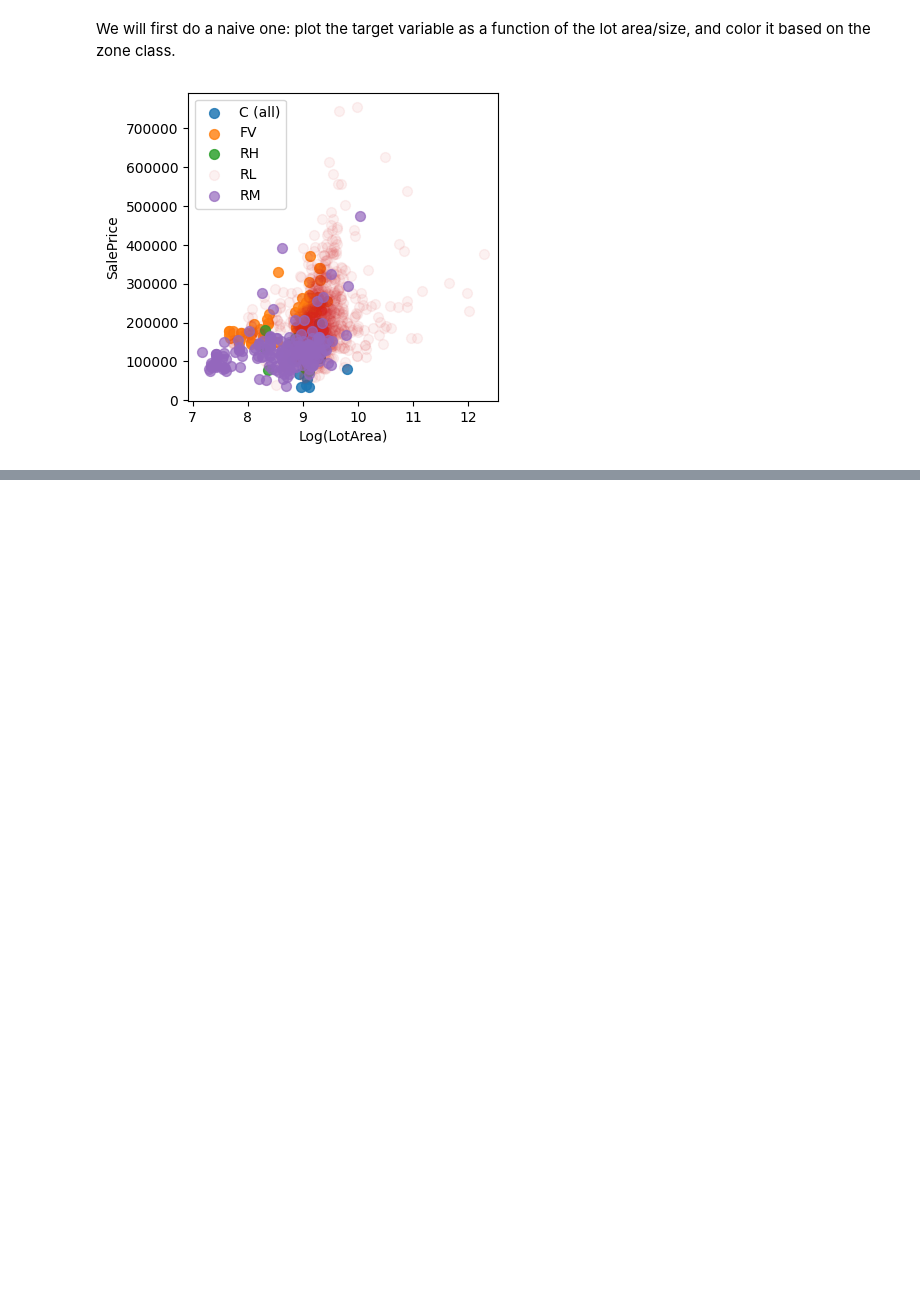
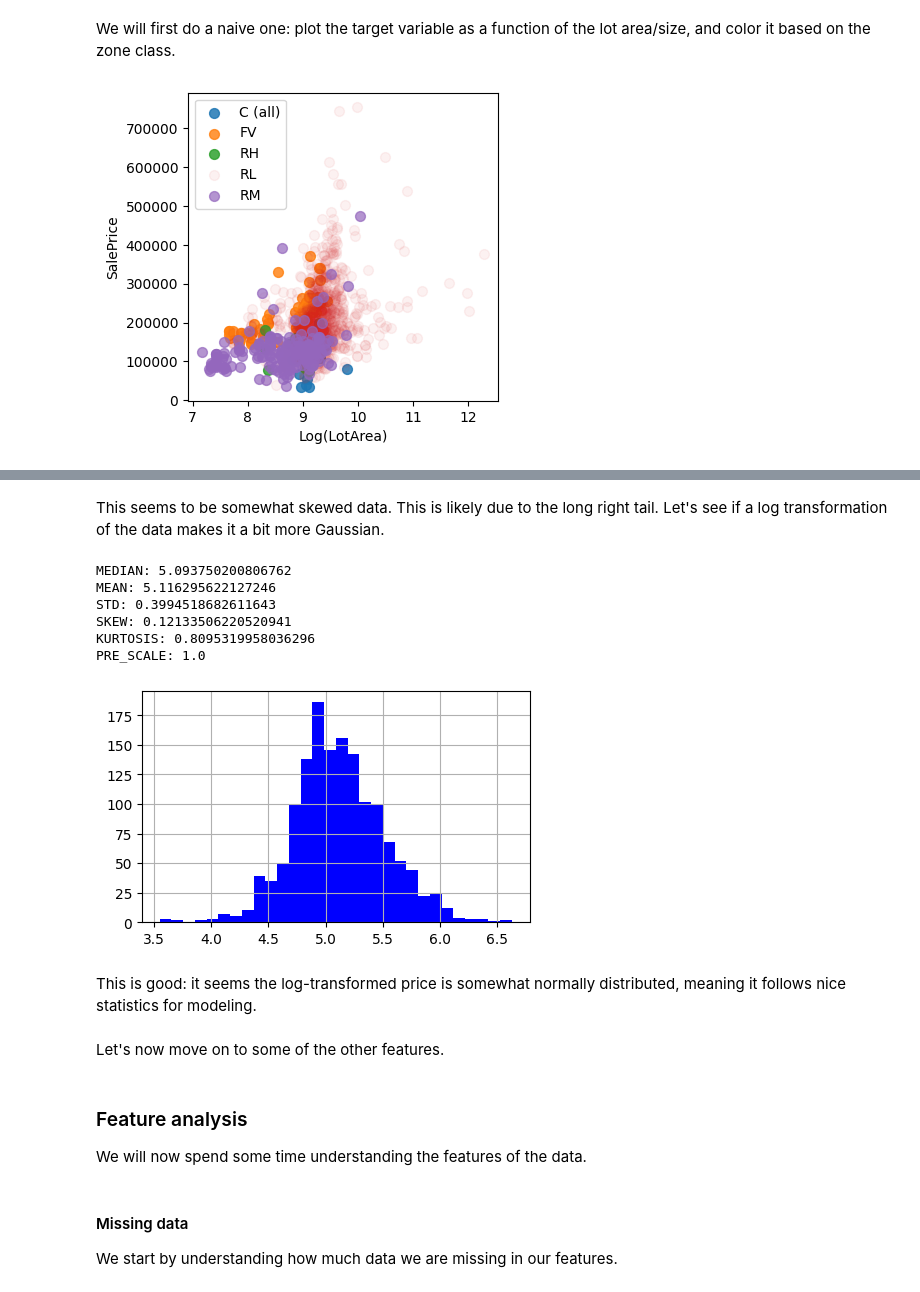
Before and after one commit to victorventuri/kaggle_play, a Jupyter notebook: house_price_tutorial/houseprices.ipynb, the cells around one changed output, grey strips where cells are left out. Saved outputs shown, nothing was run; the diff lists cells and outputs as text; code cells hidden in the pictures; blank space fills up the shorter version.

```diff
--- a/house_price_tutorial/houseprices.ipynb
+++ b/house_price_tutorial/houseprices.ipynb
@@ -89,0 +264,32 @@ _ = ax.legend()
+# %% [markdown]
+This seems to be somewhat skewed data. This is likely due to the long right tail. Let's see if a log transformation of the data makes it a bit more Gaussian.
+# %%
+log_target_name = f"log_{target_name}"
+
+# Let's also apply the 1K scale here for simplicity
+full_training.loc[:, log_target_name] = np.log(full_training[target_name] * scale)
+# %%
+# Create figure
+fig, axes = plt.subplots(figsize=(5, 3))
+
+log_target_stats = view_stats(data=full_training[log_target_name], axes=axes)
+# %% [output]
+MEDIAN: 5.093750200806762
+MEAN: 5.116295622127246
+STD: 0.3994518682611643
+SKEW: 0.12133506220520941
+KURTOSIS: 0.8095319958036296
+PRE_SCALE: 1.0
+[figure, added]
+# %% [markdown]
+This is good: it seems the log-transformed price is somewhat normally distributed, meaning it follows nice statistics for modeling.
+# %% [markdown]
+Let's now move on to some of the other features.
+# %% [markdown]
+### Feature analysis
+
+We will now spend some time understanding the features of the data.
+# %% [markdown]
+#### Missing data
+
+We start by understanding how much data we are missing in our features.
```
Also changed, not shown: parts of 132 cells of this notebook.
